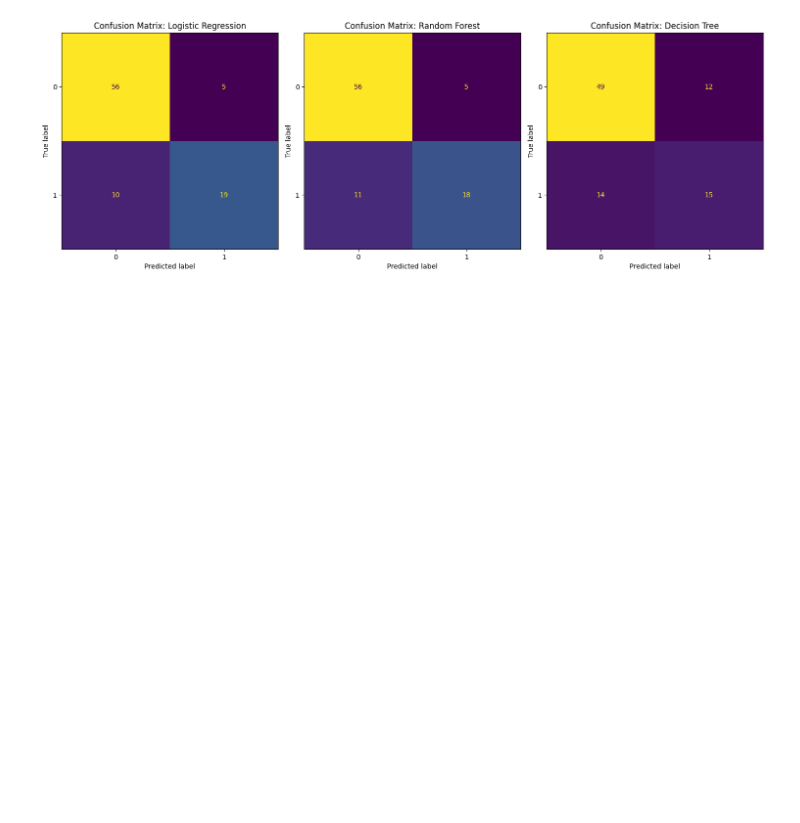
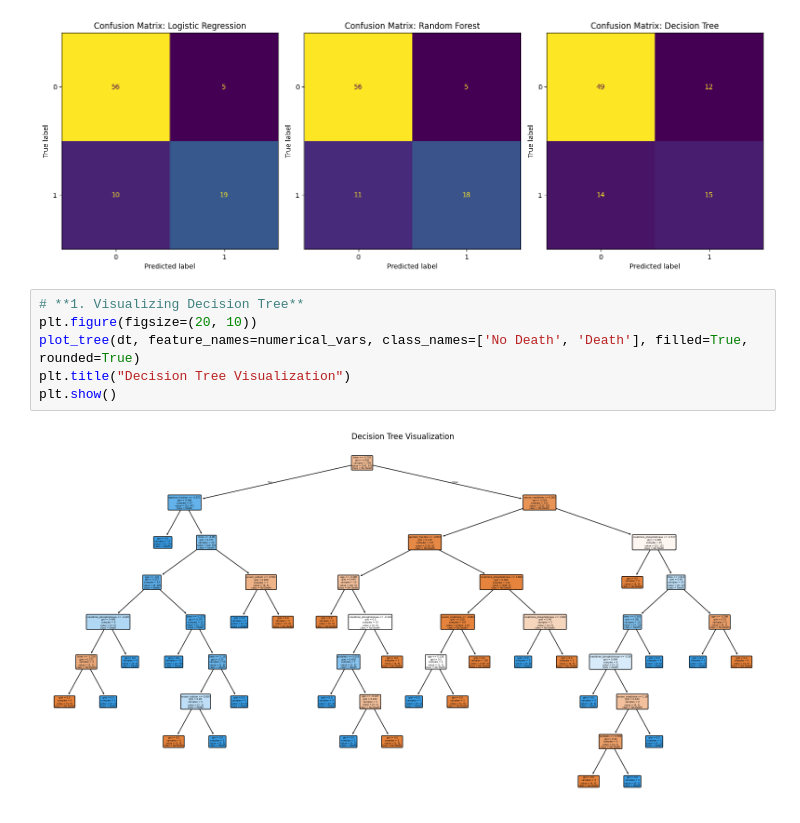
Before and after one commit to thisishasan/slda, a Jupyter notebook: code.ipynb, the cells around one changed output. Saved outputs shown, nothing was run; the diff lists cells and outputs as text; blank space fills up the shorter version.

```diff
--- a/code.ipynb
+++ b/code.ipynb
@@ -515,3 +561,11 @@ plt.tight_layout()
 plt.show()
 # %% [output]
 [figure]
+# %%
+# **1. Visualizing Decision Tree**
+plt.figure(figsize=(20, 10))
+plot_tree(dt, feature_names=numerical_vars, class_names=['No Death', 'Death'], filled=True, rounded=True)
+plt.title("Decision Tree Visualization")
+plt.show()
+# %% [output]
+[figure, added]
```
Also changed, not shown: parts of 4 cells of this notebook.
